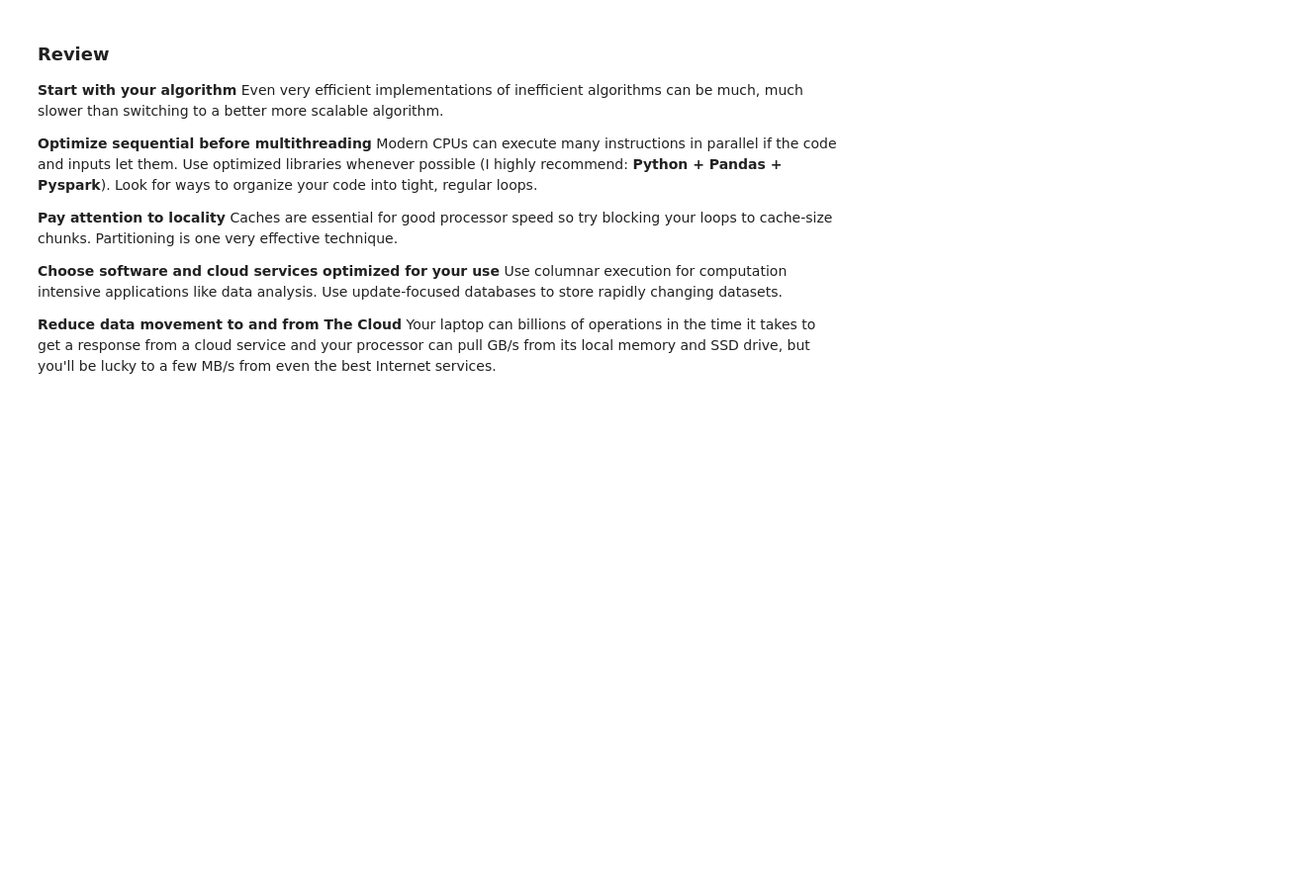
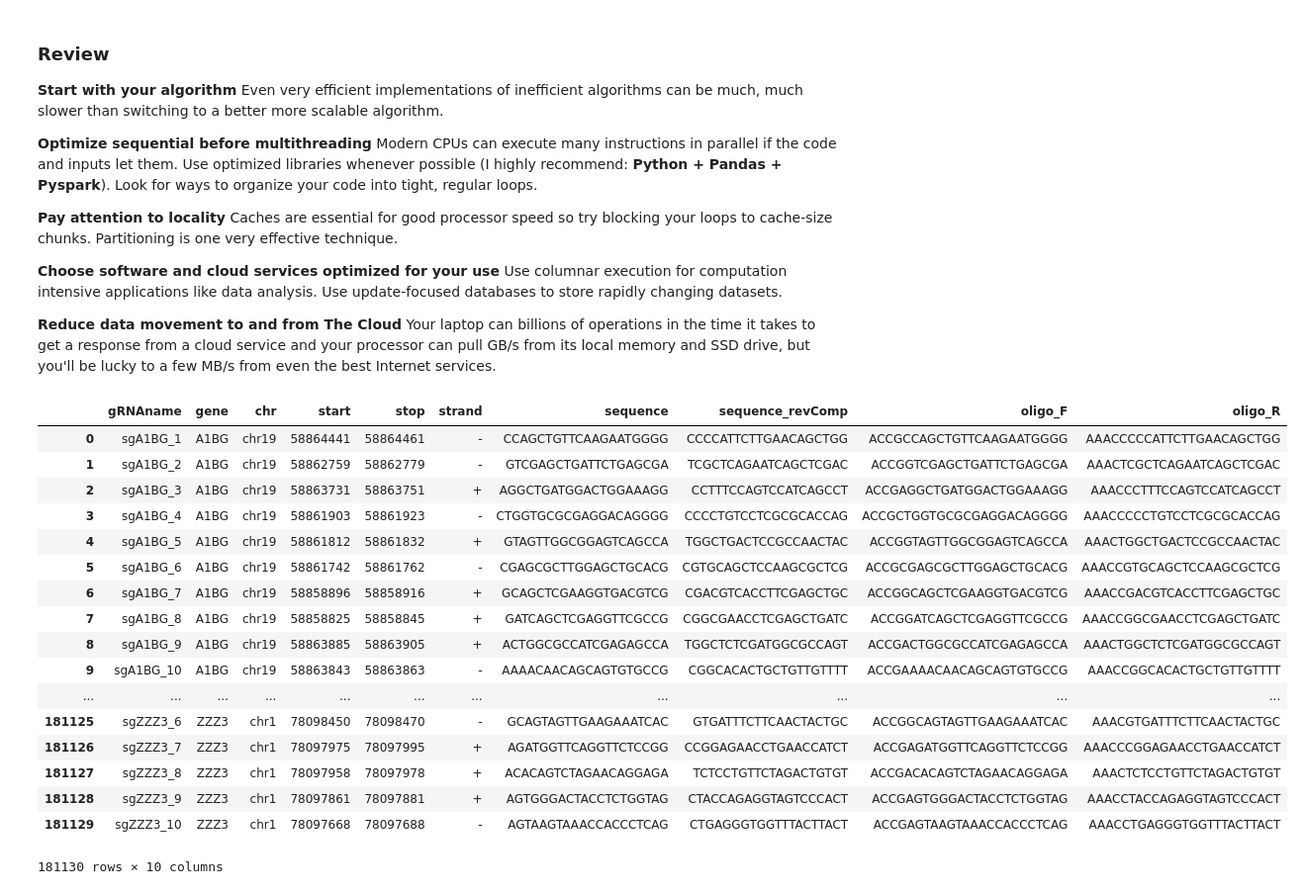
Before and after one commit to quiltdata/CAforDS, a Jupyter notebook: Computer Architecture for Data Scientists.ipynb, the cells around one changed output. Shown at 99% size. Drawn from its saved outputs; the diff is of its cells as text; code cells hidden in the pictures; blank space fills up the shorter version.

```diff
--- a/Computer Architecture for Data Scientists.ipynb
+++ b/Computer Architecture for Data Scientists.ipynb
@@ -479,3 +531,25 @@ Use columnar execution for computation intensive applications like data analysis
 
 **Reduce data movement to and from The Cloud**
 Your laptop can billions of operations in the time it takes to get a response from a cloud service and your processor can pull GB/s from its local memory and SSD drive, but you'll be lucky to a few MB/s from even the best Internet services.
+# %%
+lander = CAforDS.df.lander()
+lander
+# %% [output]
+|  | gRNAname | gene | chr | start | stop | strand | sequence | sequence_revComp | oligo_F | oligo_R |
+| 0 | sgA1BG_1 | A1BG | chr19 | 58864441 | 58864461 | - | CCAGCTGTTCAAGAATGGGG | CCCCATTCTTGAACAGCTGG | ACCGCCAGCTGTTCAAGAATGGGG | AAACCCCCATTCTTGAACAGCTGG |
+| 1 | sgA1BG_2 | A1BG | chr19 | 58862759 | 58862779 | - | GTCGAGCTGATTCTGAGCGA | TCGCTCAGAATCAGCTCGAC | ACCGGTCGAGCTGATTCTGAGCGA | AAACTCGCTCAGAATCAGCTCGAC |
+| 2 | sgA1BG_3 | A1BG | chr19 | 58863731 | 58863751 | + | AGGCTGATGGACTGGAAAGG | CCTTTCCAGTCCATCAGCCT | ACCGAGGCTGATGGACTGGAAAGG | AAACCCTTTCCAGTCCATCAGCCT |
+| 3 | sgA1BG_4 | A1BG | chr19 | 58861903 | 58861923 | - | CTGGTGCGCGAGGACAGGGG | CCCCTGTCCTCGCGCACCAG | ACCGCTGGTGCGCGAGGACAGGGG | AAACCCCCTGTCCTCGCGCACCAG |
+| 4 | sgA1BG_5 | A1BG | chr19 | 58861812 | 58861832 | + | GTAGTTGGCGGAGTCAGCCA | TGGCTGACTCCGCCAACTAC | ACCGGTAGTTGGCGGAGTCAGCCA | AAACTGGCTGACTCCGCCAACTAC |
+| 5 | sgA1BG_6 | A1BG | chr19 | 58861742 | 58861762 | - | CGAGCGCTTGGAGCTGCACG | CGTGCAGCTCCAAGCGCTCG | ACCGCGAGCGCTTGGAGCTGCACG | AAACCGTGCAGCTCCAAGCGCTCG |
+| 6 | sgA1BG_7 | A1BG | chr19 | 58858896 | 58858916 | + | GCAGCTCGAAGGTGACGTCG | CGACGTCACCTTCGAGCTGC | ACCGGCAGCTCGAAGGTGACGTCG | AAACCGACGTCACCTTCGAGCTGC |
+| 7 | sgA1BG_8 | A1BG | chr19 | 58858825 | 58858845 | + | GATCAGCTCGAGGTTCGCCG | CGGCGAACCTCGAGCTGATC | ACCGGATCAGCTCGAGGTTCGCCG | AAACCGGCGAACCTCGAGCTGATC |
+| 8 | sgA1BG_9 | A1BG | chr19 | 58863885 | 58863905 | + | ACTGGCGCCATCGAGAGCCA | TGGCTCTCGATGGCGCCAGT | ACCGACTGGCGCCATCGAGAGCCA | AAACTGGCTCTCGATGGCGCCAGT |
+| 9 | sgA1BG_10 | A1BG | chr19 | 58863843 | 58863863 | - | AAAACAACAGCAGTGTGCCG | CGGCACACTGCTGTTGTTTT | ACCGAAAACAACAGCAGTGTGCCG | AAACCGGCACACTGCTGTTGTTTT |
+| ... | ... | ... | ... | ... | ... | ... | ... | ... | ... | ... |
+| 181125 | sgZZZ3_6 | ZZZ3 | chr1 | 78098450 | 78098470 | - | GCAGTAGTTGAAGAAATCAC | GTGATTTCTTCAACTACTGC | ACCGGCAGTAGTTGAAGAAATCAC | AAACGTGATTTCTTCAACTACTGC |
+| 181126 | sgZZZ3_7 | ZZZ3 | chr1 | 78097975 | 78097995 | + | AGATGGTTCAGGTTCTCCGG | CCGGAGAACCTGAACCATCT | ACCGAGATGGTTCAGGTTCTCCGG | AAACCCGGAGAACCTGAACCATCT |
+| 181127 | sgZZZ3_8 | ZZZ3 | chr1 | 78097958 | 78097978 | + | ACACAGTCTAGAACAGGAGA | TCTCCTGTTCTAGACTGTGT | ACCGACACAGTCTAGAACAGGAGA | AAACTCTCCTGTTCTAGACTGTGT |
+| 181128 | sgZZZ3_9 | ZZZ3 | chr1 | 78097861 | 78097881 | + | AGTGGGACTACCTCTGGTAG | CTACCAGAGGTAGTCCCACT | ACCGAGTGGGACTACCTCTGGTAG | AAACCTACCAGAGGTAGTCCCACT |
+| 181129 | sgZZZ3_10 | ZZZ3 | chr1 | 78097668 | 78097688 | - | AGTAAGTAAACCACCCTCAG | CTGAGGGTGGTTTACTTACT | ACCGAGTAAGTAAACCACCCTCAG | AAACCTGAGGGTGGTTTACTTACT |
+181130 rows × 10 columns
```
Also changed, not shown: parts of 37 cells of this notebook.
